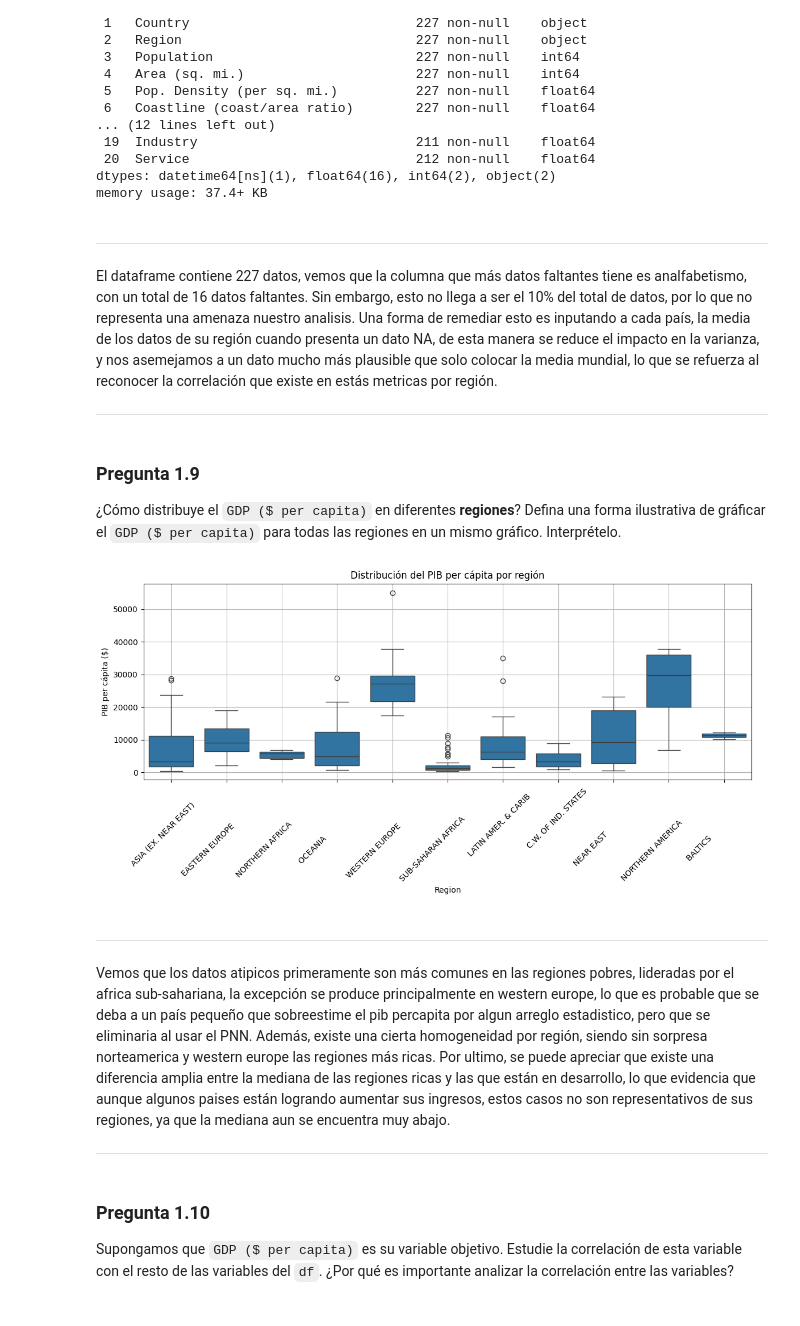
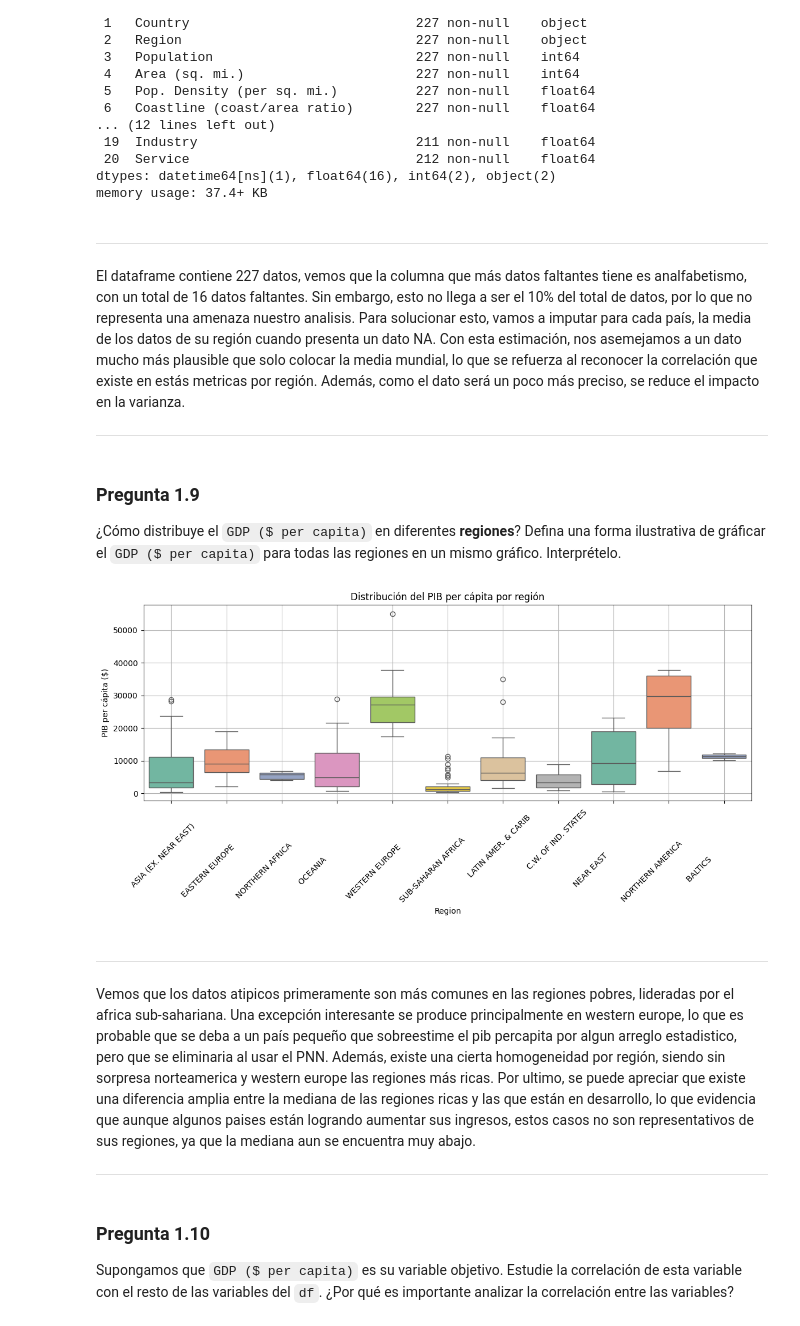
Before and after one commit to cristiandiazh/Tarea-1-ML, a Jupyter notebook: Tarea_1.ipynb, the cells around one changed output. Saved outputs shown, nothing was run; the diff lists cells and outputs as text; code cells hidden in the pictures.

```diff
--- a/Tarea_1.ipynb
+++ b/Tarea_1.ipynb
@@ -309,7 +339,8 @@ df[cols] = df[cols].fillna(df.groupby("Region")[cols].transform("mean"))
 
 
 El dataframe contiene 227 datos, vemos que la columna que más datos faltantes tiene es analfabetismo, con un total de 16 datos faltantes.
-Sin embargo, esto no llega a ser el 10% del total de datos, por lo que no representa una amenaza nuestro analisis. Una forma de remediar esto es inputando a cada país, la media de los datos de su región cuando presenta un dato NA, de esta manera se reduce el impacto en la varianza, y nos asemejamos a un dato mucho más plausible que solo colocar la media mundial, lo que se refuerza al reconocer la correlación que existe en estás metricas por región.
+Sin embargo, esto no llega a ser el 10% del total de datos, por lo que no representa una amenaza nuestro analisis. Para solucionar esto, vamos a imputar para cada país, la media de los datos de su región cuando presenta un dato NA. Con esta estimación, nos asemejamos a un dato mucho más plausible que solo colocar la media mundial, lo que se refuerza al reconocer la correlación que existe en estás metricas por región. Además, como el dato será un poco más preciso,
+se reduce el impacto en la varianza.
 
 
 
@@ -320,22 +351,22 @@ Sin embargo, esto no llega a ser el 10% del total de datos, por lo que no repres
 ¿Cómo distribuye el `GDP ($ per capita)` en diferentes **regiones**? Defina una forma ilustrativa de gráficar el `GDP ($ per capita)` para todas las regiones en un mismo gráfico. Interprételo.
 # %%
 plt.figure(figsize=(12, 6))
-sns.boxplot(data=df, x="Region", y="GDP ($ per capita)")
+sns.boxplot(data=df, x="Region", y="GDP ($ per capita)", palette="Set2")
 plt.title("Distribución del PIB per cápita por región")
 plt.xticks(rotation=45)  # Rota los nombres de las regiones si son muchos
 plt.ylabel("PIB per cápita ($)")
 plt.grid(True)
 plt.tight_layout()
 plt.show()
 # %% [output]
-[figure, old version]
+[figure, new version]
 # %% [markdown]
 
 
 ---
 
 
-Vemos que los datos atipicos primeramente son más comunes en las regiones pobres, lideradas por el africa sub-sahariana, la excepción se produce principalmente en western europe, lo que es probable que se deba a un país pequeño que sobreestime el pib percapita por algun arreglo estadistico, pero que se eliminaria al usar el PNN. Además, existe una cierta homogeneidad por región, siendo sin sorpresa norteamerica y western europe las regiones más ricas. Por ultimo, se puede apreciar que existe una diferencia amplia entre la mediana de las regiones ricas y las que están en desarrollo, lo que evidencia que aunque algunos paises están logrando aumentar sus ingresos, estos casos no son representativos de sus regiones, ya que la mediana aun se encuentra muy abajo.
+Vemos que los datos atipicos primeramente son más comunes en las regiones pobres, lideradas por el africa sub-sahariana. Una excepción interesante se produce principalmente en western europe, lo que es probable que se deba a un país pequeño que sobreestime el pib percapita por algun arreglo estadistico, pero que se eliminaria al usar el PNN. Además, existe una cierta homogeneidad por región, siendo sin sorpresa norteamerica y western europe las regiones más ricas. Por ultimo, se puede apreciar que existe una diferencia amplia entre la mediana de las regiones ricas y las que están en desarrollo, lo que evidencia que aunque algunos paises están logrando aumentar sus ingresos, estos casos no son representativos de sus regiones, ya que la mediana aun se encuentra muy abajo.
 
 
 ---
```
Also changed, not shown: parts of 48 cells of this notebook.
